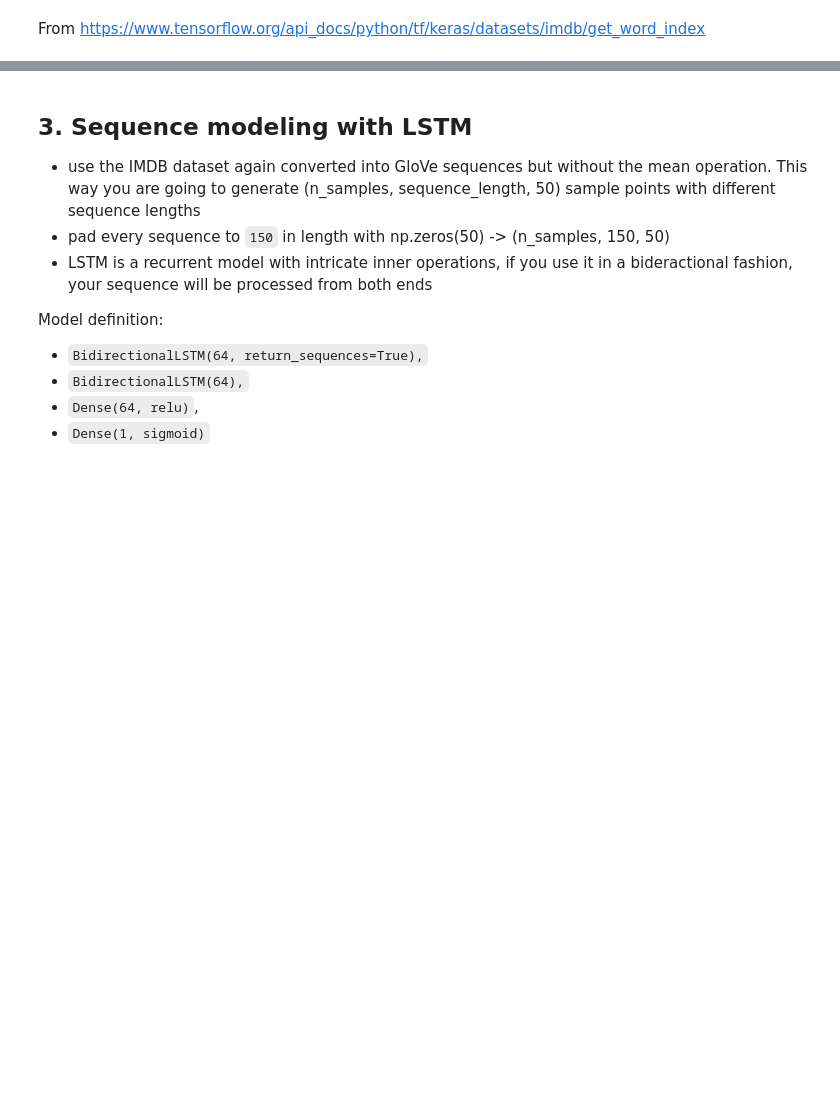
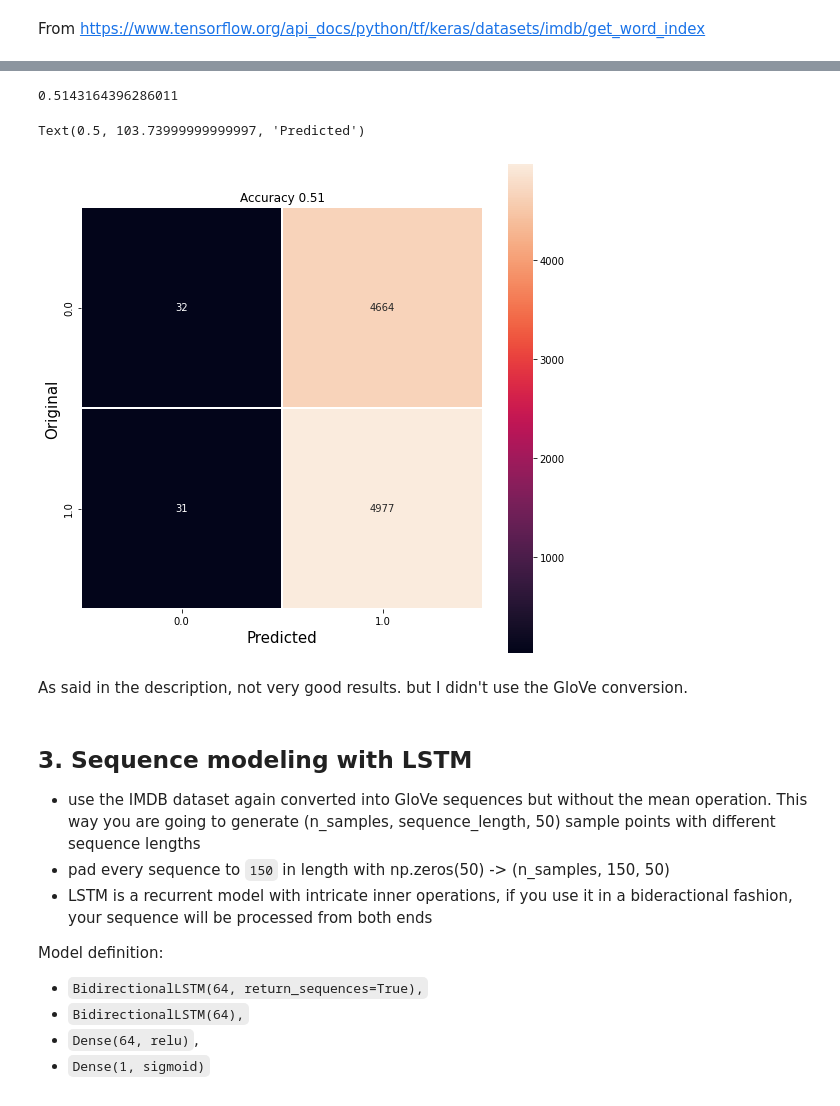
Before and after one commit to barnabasp/ML_Course, a Jupyter notebook: hw12_bporfy.ipynb, the cells around one changed output, grey strips where cells are left out. Cells and saved outputs as stored; diff of their text form; code cells hidden in the pictures; blank space fills up the shorter version.

```diff
--- a/hw12_bporfy.ipynb
+++ b/hw12_bporfy.ipynb
@@ -185,0 +211,11 @@ Downloading data from https://storage.googleapis.com/tensorflow/tf-keras-dataset
+# %%
+model = tf.keras.Sequential()
+model.add(tf.keras.layers.Dense(256, 'relu'))
+model.add(tf.keras.layers.Dense(64, 'relu'))
+model.add(tf.keras.layers.Dense(1, 'sigmoid'))
+# %%
+model.compile(optimizer=tf.keras.optimizers.Adam(learning_rate=0.001),
+              loss='binary_crossentropy',
+              metrics=['accuracy'])
+# %%
+history = model.fit(x=X_train, y=y_train, epochs=25)
@@ -185,0 +240,2 @@ Downloading data from https://storage.googleapis.com/tensorflow/tf-keras-dataset
+# %%
+y_pred = model.predict(X_test)
@@ -186,3 +244,25 @@ Downloading data from https://storage.googleapis.com/tensorflow/tf-keras-dataset
+# %%
+history.history['accuracy'][-1]
+# %% [output]
+0.5143164396286011
+# %%
+cm = metrics.confusion_matrix(y_test, np.round(y_pred))
+plt.figure(figsize=(9,9))
+sns.heatmap(cm,
+            annot=True,
+            fmt="d",
+            linewidths=.5,
+            square = True,
+            xticklabels=np.unique(np.round(y_pred)),
+            yticklabels=np.unique(np.round(y_pred)))
+plt.title('Accuracy %.2f' % history.history['accuracy'][-1])
+plt.ylabel('Original',fontsize=15)
+plt.xlabel('Predicted',fontsize=15)
+# %% [output]
+Text(0.5, 103.73999999999997, 'Predicted')
+[figure, added]
+# %% [markdown]
+As said in the description, not very good results. but I didn't use the GloVe conversion.
 # %% [markdown]
 ## 3. Sequence modeling with LSTM
 
```
Also changed, not shown: parts of 11 cells of this notebook.
